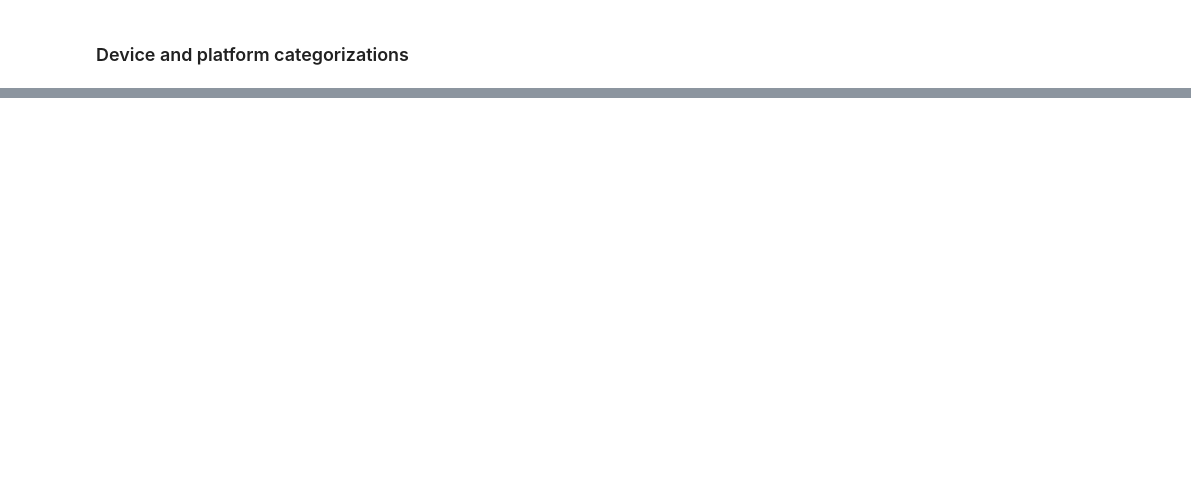
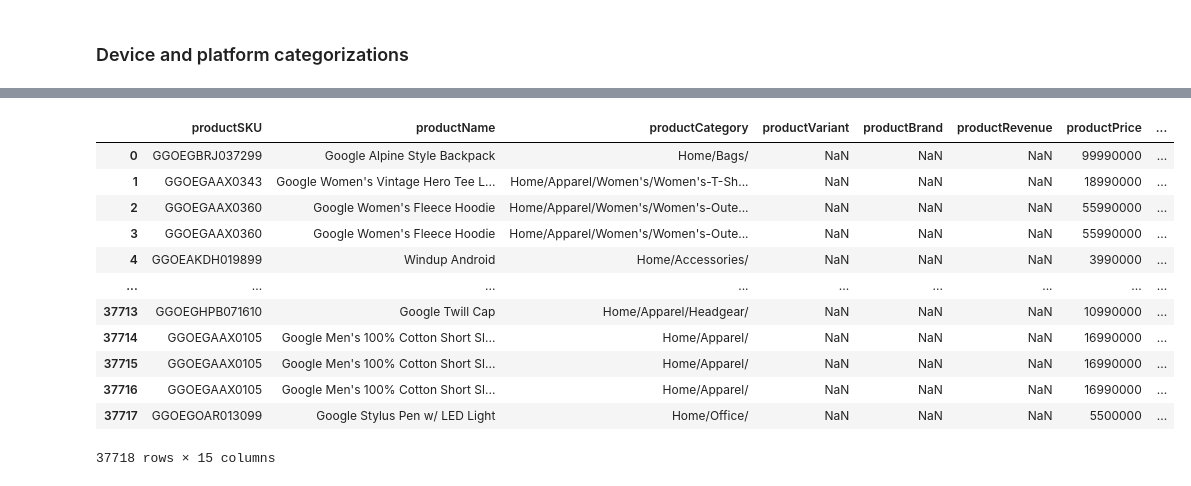
Before and after one commit to monyshchenko01/BI, a Jupyter notebook: etl.ipynb, the cells around one changed output, grey strips where cells are left out. Cells and saved outputs as stored; diff of their text form; code cells hidden in the pictures; blank space fills up the shorter version.

```diff
--- a/etl.ipynb
+++ b/etl.ipynb
@@ -200,0 +314,57 @@ sessions.to_csv("cleaned_data/clean_final_sessions_10.csv", index=False)
+# %%
+import pandas as pd
+
+
+
+df = products
+
+def fill_category(row, df):
+    cat = row["productCategory"]
+
+    if pd.notnull(cat) and not cat.startswith("${") and cat.strip() != "":
+        return cat.strip()
+
+    sku = row["productSKU"]
+    name = row["productName"]
+
+    sku_matches = df[
+        (df["productSKU"] == sku) &
+        (df["productCategory"].notnull()) &
+        (~df["productCategory"].str.startswith("${", na=False)) &
+        (df["productCategory"].str.strip() != "")
+    ]
+
+    if not sku_matches.empty:
+        return sku_matches.iloc[0]["productCategory"].strip()
+
+    name_matches = df[
+        (df["productName"] == name) &
+        (df["productCategory"].notnull()) &
+        (~df["productCategory"].str.startswith("${", na=False)) &
+        (df["productCategory"].str.strip() != "")
+    ]
+
+    if not name_matches.empty:
+        return name_matches.iloc[0]["productCategory"].strip()
+
+
+    return "Unknown"
+
+
+df["CleanedCategory"] = df.apply(lambda row: fill_category(row, df), axis=1)
+# %%
+df
+# %% [output]
+|  | productSKU | productName | productCategory | productVariant | productBrand | productRevenue | productPrice | ... |
+| 0 | GGOEGBRJ037299 | Google Alpine Style Backpack | Home/Bags/ | NaN | NaN | NaN | 99990000 | ... |
+| 1 | GGOEGAAX0343 | Google Women's Vintage Hero Tee L... | Home/Apparel/Women's/Women's-T-Sh... | NaN | NaN | NaN | 18990000 | ... |
+| 2 | GGOEGAAX0360 | Google Women's Fleece Hoodie | Home/Apparel/Women's/Women's-Oute... | NaN | NaN | NaN | 55990000 | ... |
+| 3 | GGOEGAAX0360 | Google Women's Fleece Hoodie | Home/Apparel/Women's/Women's-Oute... | NaN | NaN | NaN | 55990000 | ... |
+| 4 | GGOEAKDH019899 | Windup Android | Home/Accessories/ | NaN | NaN | NaN | 3990000 | ... |
+| ... | ... | ... | ... | ... | ... | ... | ... | ... |
+| 37713 | GGOEGHPB071610 | Google Twill Cap | Home/Apparel/Headgear/ | NaN | NaN | NaN | 10990000 | ... |
+| 37714 | GGOEGAAX0105 | Google Men's 100% Cotton Short Sl... | Home/Apparel/ | NaN | NaN | NaN | 16990000 | ... |
+| 37715 | GGOEGAAX0105 | Google Men's 100% Cotton Short Sl... | Home/Apparel/ | NaN | NaN | NaN | 16990000 | ... |
+| 37716 | GGOEGAAX0105 | Google Men's 100% Cotton Short Sl... | Home/Apparel/ | NaN | NaN | NaN | 16990000 | ... |
+| 37717 | GGOEGOAR013099 | Google Stylus Pen w/ LED Light | Home/Office/ | NaN | NaN | NaN | 5500000 | ... |
+37718 rows × 15 columns
```
Also changed, not shown: parts of 12 cells of this notebook.
